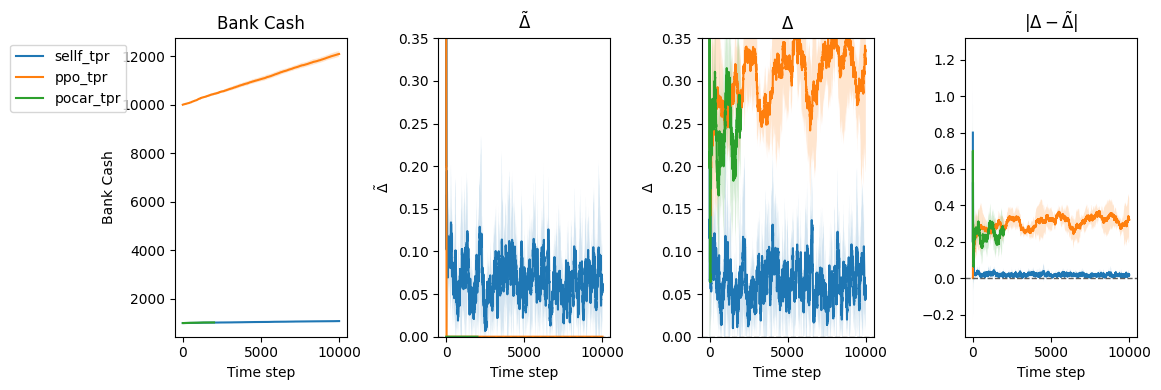
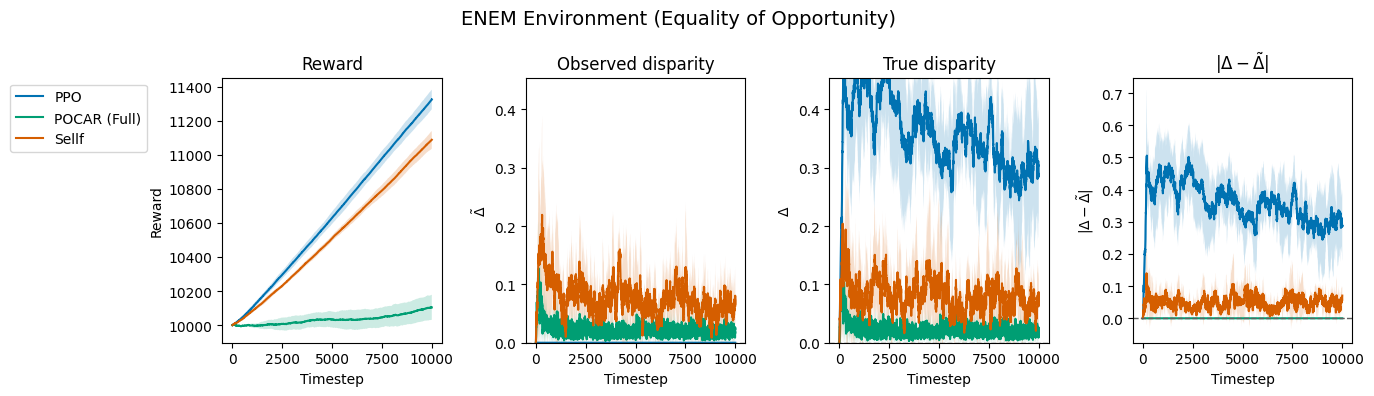
The change to this notebook cell's code, shown as a diff; its figure went from the first image to the second:
--- before
+++ after
@@ -1,4 +1,23 @@
-plot_results(
-    "enem",
-    ["sellf_tpr", "ppo_tpr", "pocar_tpr"]
+methods = [
+    "ppo_tpr",
+    #"pocar_tpr",
+    "pocarfull_tpr",
+    "sellf_tpr",
+]
+alg_names = {
+    "sellf_tpr": "Sellf",
+    "ppo_tpr": "PPO",
+    "pocar_tpr": "POCAR",
+    "pocarfull_tpr": "POCAR (Full)"
+}
+
+fig, axs = plot_results(
+    "fico",
+    methods,
+    algs_names=alg_names,
+    return_plot=True,
 )
+
+fig.suptitle("ENEM Environment (Equality of Opportunity)", fontsize=14)
+plt.tight_layout()
+plt.savefig("enem_tpr_results.pdf", dpi = 300)

Commit: rerun: new plots